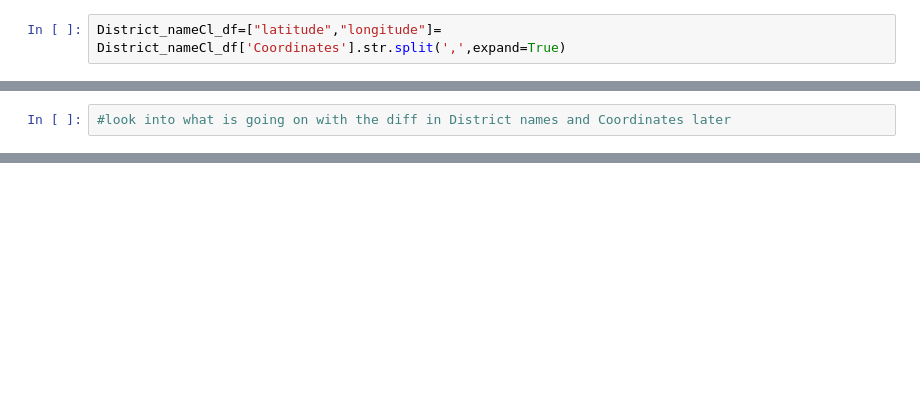
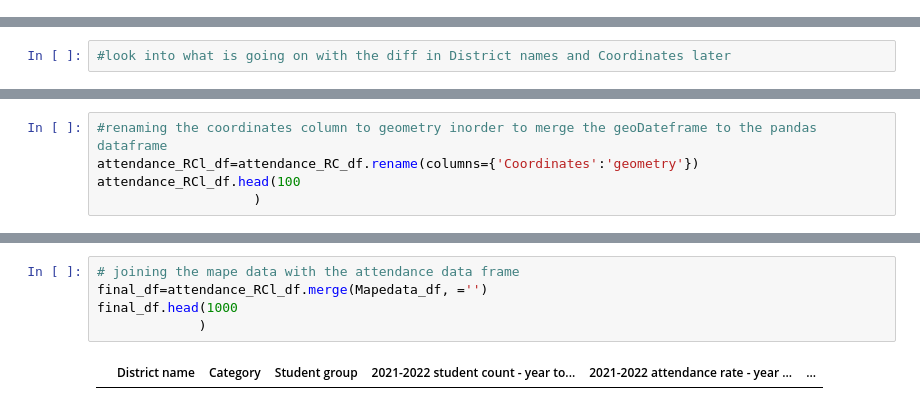
Before and after one commit to dmisiti/project_3_data_visualization, a Jupyter notebook: Untitled.ipynb, the cells around one changed output, grey strips where cells are left out. Drawn from its saved outputs; the diff is of its cells as text; blank space fills up the shorter version.

Commit message:
recreating the data to fit the maps pandas to geo

```diff
--- a/Untitled.ipynb
+++ b/Untitled.ipynb
@@ -199,2 +172,0 @@ dtype: object
-# %%
-District_nameCl_df=["latitude","longitude"]= District_nameCl_df['Coordinates'].str.split(',',expand=True)
@@ -278,0 +308,5 @@ attendance_RC_df.to_csv('attendance_clean_df.csv',index=False)
+# %%
+#renaming the coordinates column to geometry inorder to merge the geoDateframe to the pandas dataframe
+attendance_RCl_df=attendance_RC_df.rename(columns={'Coordinates':'geometry'})
+attendance_RCl_df.head(100
+                    )
@@ -278,0 +327,7 @@ attendance_RC_df.to_csv('attendance_clean_df.csv',index=False)
+# %%
+# joining the mape data with the attendance data frame
+final_df=attendance_RCl_df.merge(Mapedata_df, ='')
+final_df.head(1000
+             )
+# %% [output]
+|  | District name | Category | Student group | 2021-2022 student count - year to... | 2021-2022 attendance rate - year ... | ... |
```
Also changed, not shown: parts of 14 cells of this notebook, 7 other files.
